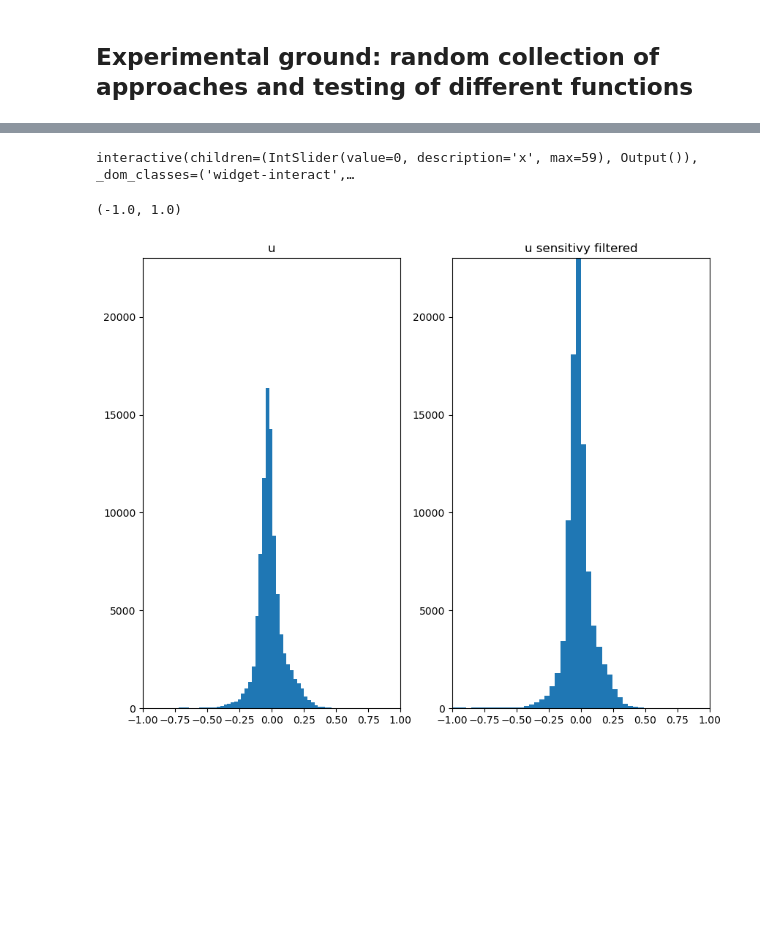
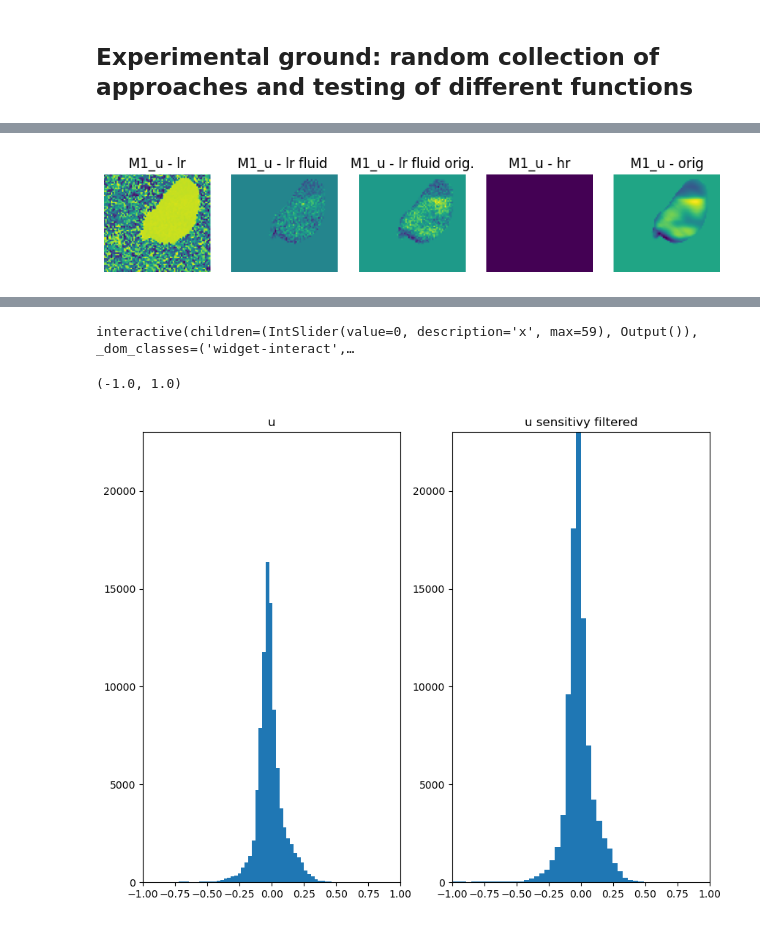
Before and after one commit to PiaaCaa/4DFlowNet, a Jupyter notebook: src/notebooks/experimental.ipynb, the cells around one changed output, grey strips where cells are left out. Cells and saved outputs as stored; diff of their text form; code cells hidden in the pictures; blank space fills up the shorter version.

Commit message:
smaal adjustments

```diff
--- a/src/notebooks/experimental.ipynb
+++ b/src/notebooks/experimental.ipynb
@@ -3,7 +3,6 @@
 # %%
 # libraries
 import numpy as np
-import tensorflow as tf
 import time
 import h5py
 import ipywidgets as widgets
@@ -15,16 +14,18 @@ import matplotlib
 import matplotlib.animation as animation
 from IPython.display import display
 import sys
-# sys.path.insert(0, 'C:/Users/piacal/Code/SuperResolution4DFlowMRI/Temporal4DFlowNet/src')
+import math
 sys.path.insert(0, '../../src')
 
 # from Network.PatchHandler3D import PatchHandler3D
 # functions
 from testing.test_iterator import check_compatibility, load_indexes
 from Network.PatchHandler3D_temporal import PatchHandler4D
+import prepare_data.fft_downsampling as fft_fcts
+# from utils.evaluate_utils import *
+from prepare_data.h5functions import save_to_h5
+from utils.evaluate_utils import *
 
-from utils.evaluate_utils import *
-from prepare_data.h5functions import save_to_h5
-
-plt.rcParams['figure.figsize'] = [10, 8]
+plt.rcParams['figure.figsize'] = [5, 5]
 from utils.colors import *
+import prepare_data.cfl as cfl
@@ -30,0 +117,71 @@ from utils.colors import *
+# %%
+# load data
+
+data_models = ['M1', 'M2', 'M3', 'M4', 'M5', 'M6']
+vel = ['u', 'v', 'w']
+
+idx = np.index_exp[0, 20, :, :]
+
+
+# load data
+for m in data_models:
+    orig_model = f'/mnt/c/Users/piacal/Code/SuperResolution4DFlowMRI/Temporal4DFlowNet/data/CARDIAC/{m}_2mm_step2_static_dynamic.h5'
+    orig_lr =  f'/mnt/c/Users/piacal/Code/SuperResolution4DFlowMRI/Temporal4DFlowNet/data/CARDIAC/{m}_2mm_step2_static_dynamic_noise.h5'
+
+    for v in vel:
+        with h5py.File(orig_model, 'r') as hf:
+            vel_orig = np.array(hf[v])
+            mask = np.array(hf['mask'])
+            t, x, y, z = vel_orig.shape
+
+        with h5py.File(orig_lr, 'r') as hf:
+            lr_orig = np.array(hf[v])
+
+        path = f'../../results/kspacesampling/output_{v}_{m}'
+        lr = cfl.readcfl(f'{path}_lr').squeeze().transpose(3, 0, 1,2)
+        hr = np.ones_like(vel_orig)#cfl.readcfl(f'{path}_hr').squeeze().transpose(3, 0, 1,2)
+
+        lr = adjust_image_size(lr, (lr.shape[0], x, y, z))
+        hr = adjust_image_size(hr, (hr.shape[0], x, y, z))
+
+        lr = phase_norm_to_vel(np.angle(lr) - np.pi, vel_orig.min(), vel_orig.max())
+        hr = phase_norm_to_vel(np.angle(hr), vel_orig.min(), vel_orig.max())
+        print(np.sum(np.abs(hr)))
+
+        plt.figure(figsize = (10, 10))
+        plt.subplot(1, 5, 1)
+        plt.imshow(lr[idx])
+        plt.title(f'{m}_{v} - lr')
+        plt.axis('off')
+
+        plt.subplot(1, 5, 2)
+        plt.imshow(lr[idx]*mask[idx])
+        plt.title(f'{m}_{v} - lr fluid ')
+        plt.axis('off')
+
+        plt.subplot(1, 5, 3)
+        plt.imshow(lr_orig[idx]*mask[idx])
+        plt.title(f'{m}_{v} - lr fluid orig.')
+        plt.axis('off')
+
+        plt.subplot(1, 5, 4)
+        plt.imshow(hr[idx])
+        plt.title(f'{m}_{v} - hr')
+        plt.axis('off')
+
+        plt.subplot(1, 5, 5)
+        plt.imshow(vel_orig[idx])
+        plt.title(f'{m}_{v} - orig')
+        plt.axis('off')
+
+        plt.show()
+
+
+        print(f'{m}_{v} - lr: {lr.shape} - hr: {hr.shape}')
+        psnr_u = peak_signal_to_noise_ratio(vel_orig[::2], lr)
+        psnr_u_fluid = peak_signal_to_noise_ratio(vel_orig[::2], lr*mask[::2])
+        print('peak snr', psnr_u.round(3), 'psnr (fluid region)',  psnr_u_fluid.round(3))
+        psnr_u_orig = peak_signal_to_noise_ratio(vel_orig, lr_orig)
+        psnr_u_fluid_orig = peak_signal_to_noise_ratio(vel_orig, lr_orig*mask)
+        print('peak snr orig', psnr_u_orig.round(3), 'psnr (fluid region) orig',  psnr_u_fluid_orig.round(3))
+# %% [output]
@@ -30,0 +191 @@ from utils.colors import *
+[figure, added]
```
Also changed, not shown: parts of 27 cells of this notebook, 6 other files.
